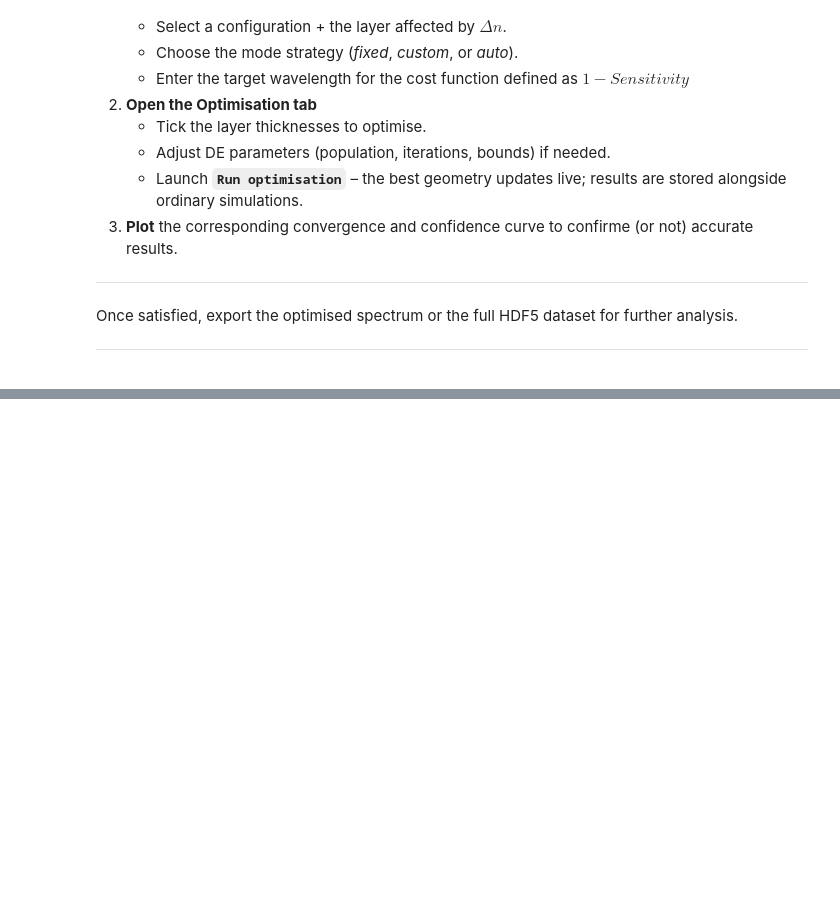
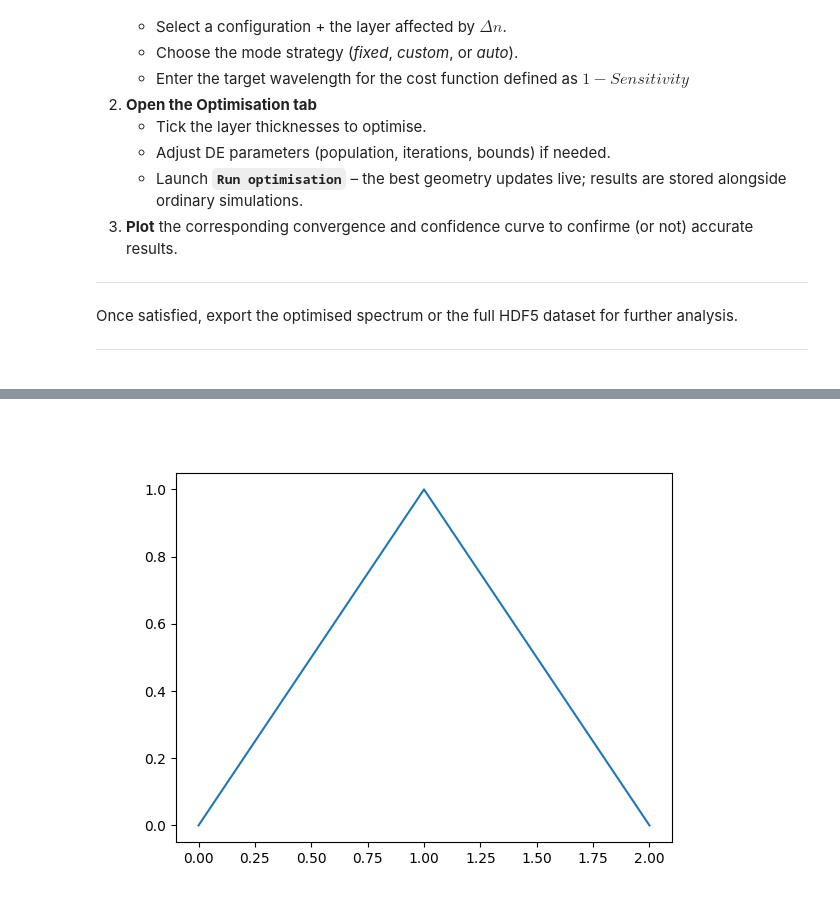
Before and after one commit to Marchombre/SWAG-P, a Jupyter notebook: Gap_Plasmon_2D/Workspace/notebooks/SWAG_Sim_V1.0.ipynb, the cells around one changed output, grey strips where cells are left out. Saved outputs shown, nothing was run; the diff lists cells and outputs as text; code cells hidden in the pictures; folded sections open; blank space fills up the shorter version.

```diff
--- a/Gap_Plasmon_2D/Workspace/notebooks/SWAG_Sim_V1.0.ipynb
+++ b/Gap_Plasmon_2D/Workspace/notebooks/SWAG_Sim_V1.0.ipynb
@@ -380,0 +376,7 @@ VBox(children=(Tab(children=(VBox(children=(HBox(children=(VBox(children=(HTML(v
+# %%
+%matplotlib widget
+import matplotlib.pyplot as plt
+plt.plot([0, 1, 2], [0, 1, 0])
+plt.show()
+# %% [output]
+[figure, added]
```
Also changed, not shown: parts of 1 cell of this notebook, 8 other files.
